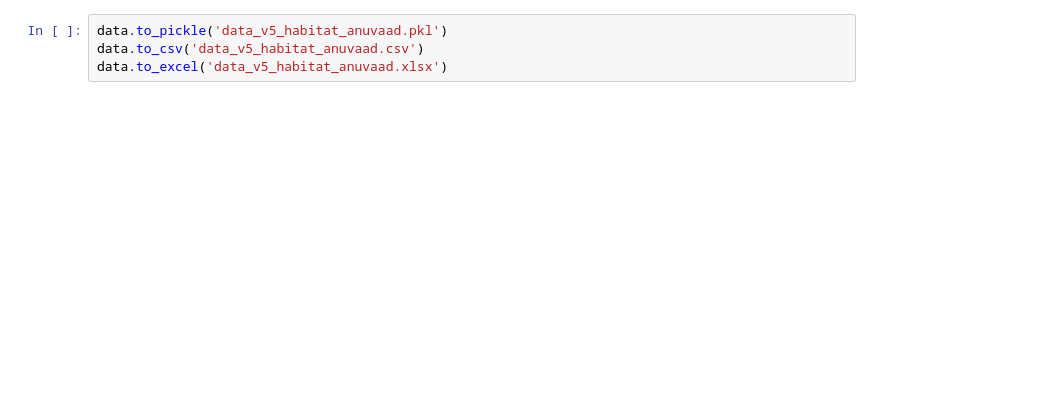
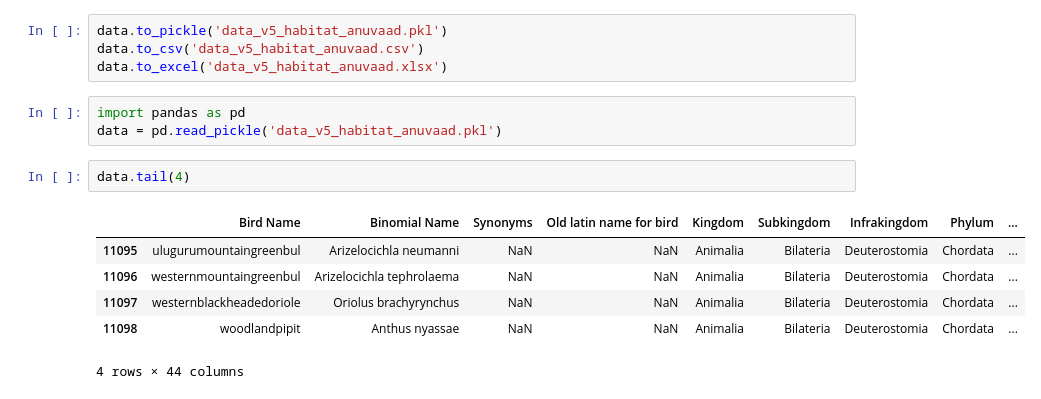
Before and after one commit to Mahanth-Maha/birds, a Jupyter notebook: Telugu_trans/deeptranslit.ipynb, the cells around one changed output. Saved outputs shown, nothing was run; the diff lists cells and outputs as text; blank space fills up the shorter version.

```diff
--- a/Telugu_trans/deeptranslit.ipynb
+++ b/Telugu_trans/deeptranslit.ipynb
@@ -332,3 +332,15 @@ See the caveats in the documentation: https://pandas.pydata.org/pandas-docs/stab
 data.to_pickle('data_v5_habitat_anuvaad.pkl')
 data.to_csv('data_v5_habitat_anuvaad.csv')
 data.to_excel('data_v5_habitat_anuvaad.xlsx')
+# %%
+import pandas as pd
+data = pd.read_pickle('data_v5_habitat_anuvaad.pkl')
+# %%
+data.tail(4)
+# %% [output]
+|  | Bird Name | Binomial Name | Synonyms | Old latin name for bird | Kingdom | Subkingdom | Infrakingdom | Phylum | ... |
+| 11095 | ulugurumountaingreenbul | Arizelocichla neumanni | NaN | NaN | Animalia | Bilateria | Deuterostomia | Chordata | ... |
+| 11096 | westernmountaingreenbul | Arizelocichla tephrolaema | NaN | NaN | Animalia | Bilateria | Deuterostomia | Chordata | ... |
+| 11097 | westernblackheadedoriole | Oriolus brachyrynchus | NaN | NaN | Animalia | Bilateria | Deuterostomia | Chordata | ... |
+| 11098 | woodlandpipit | Anthus nyassae | NaN | NaN | Animalia | Bilateria | Deuterostomia | Chordata | ... |
+4 rows × 44 columns
```
Also changed, not shown: parts of 11 cells of this notebook, 3 other files.
